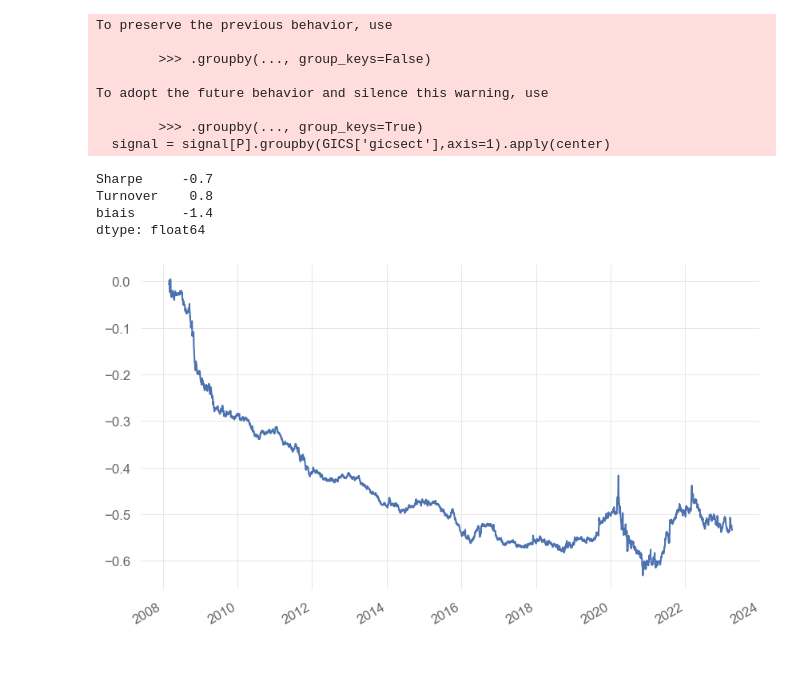
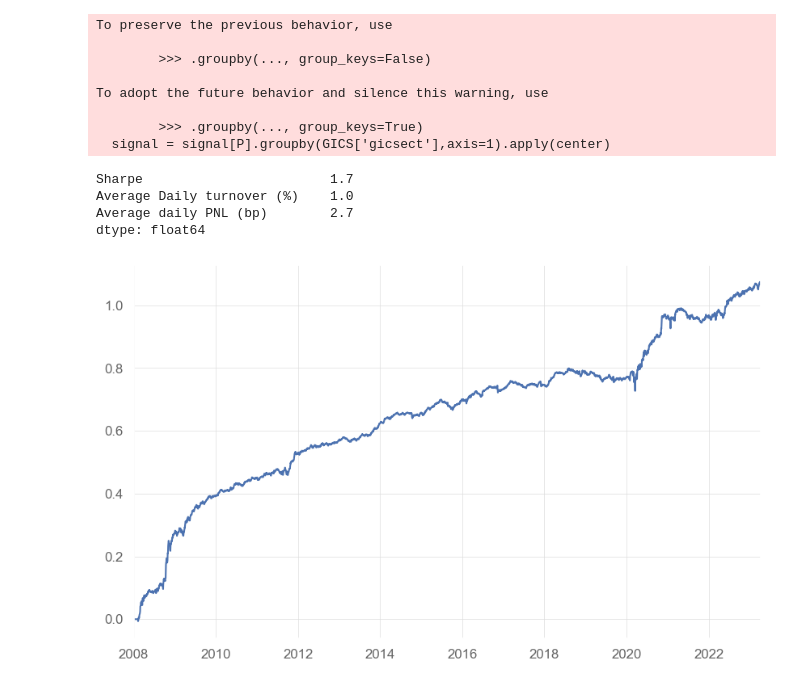
Before and after one commit to nabz78350/backtesting, a Jupyter notebook: strat_decay.ipynb, the cells around one changed output. Drawn from its saved outputs; the diff is of its cells as text; code cells hidden in the pictures.

```diff
--- a/strat_decay.ipynb
+++ b/strat_decay.ipynb
@@ -27,12 +58,9 @@ market_data.dropna().sample(5)
 # %%
-import pandas_ta as ta
-from tqdm import tqdm
 results ={}
 for ticker in tqdm(market_data.index.get_level_values(1).unique()):
     df_ticker = market_data.xs(ticker,level=1)
     try :
-        metrics = ta.decay(df_ticker[['close']].mean(1),length=10)
-        metrics = metrics - ta.decay(df_ticker[['close']].shift(5).mean(1),length=10)
+        metrics = decay(df_ticker['close'],length=20,kind='linear')
         results[ticker] = metrics
 
     except :
@@ -42,33 +70,33 @@ results = pd.concat(results,axis=1)
 results = results.reindex_like(P).ffill()
 # %%
 signal = results[P].ffill()
-signal = signal[P].rolling(2).mean()
-signal = signal[P].rolling(20).rank(axis=0,pct=True,ascending=False).clip(0.01,0.99).apply(norm.ppf)
-signal = signal[P].rank(axis=1,pct=True,ascending=False).clip(0.01,0.99).apply(norm.ppf)
-signal[signal.abs()<0.75] = None
+signal = signal[P].rolling(5).rank(axis=0,pct=True,ascending=False).clip(0.01,0.99) ## ts rank of the metrics on the last 5 trading days
+## we rank it decreasing as we expect the metrics mean revert
+signal = signal[P].rank(axis=1,pct=True,ascending=True).clip(0.01,0.99).apply(norm.ppf) ## cross sectionnal rank to avoid high/low price bias between stocks
+signal[signal.abs()<1] = 0
 
 signal = signal[P].groupby(GICS['gicsect'],axis=1).apply(center)
 signal = signal[P].div(signal[P].abs().sum(1),0)
 
-PNL = (signal[P].shift()*R).sum(1).replace({0:np.nan}).dropna()
+PNL = (signal[P].shift()*R).sum(1)
 sr = sharpe(PNL)
 turnover = signal.fillna(0).diff().abs().sum(1).mean()
 PNL.cumsum().plot()
-pd.Series({'Sharpe':sr,'Turnover':turnover,'biais':PNL.mean()*1e4}).round(1)
+pd.Series({'Sharpe':sr,'Average Daily turnover (%)':turnover,'Average daily PNL (bp)':PNL.mean()*1e4}).round(1)
 # %% [output]
 To preserve the previous behavior, use
 
         >>> .groupby(..., group_keys=False)
 
 To adopt the future behavior and silence this warning, use
 
         >>> .groupby(..., group_keys=True)
   signal = signal[P].groupby(GICS['gicsect'],axis=1).apply(center)
-Sharpe     -0.7
-Turnover    0.8
-biais      -1.4
+Sharpe                        1.7
+Average Daily turnover (%)    1.0
+Average daily PNL (bp)        2.7
 dtype: float64
-[figure, old version]
+[figure, new version]
 # %%
 signal.count(1).plot(label ='# positions',legend=True)
 # %% [output]
```
Also changed, not shown: parts of 5 cells of this notebook, 48 other files.
